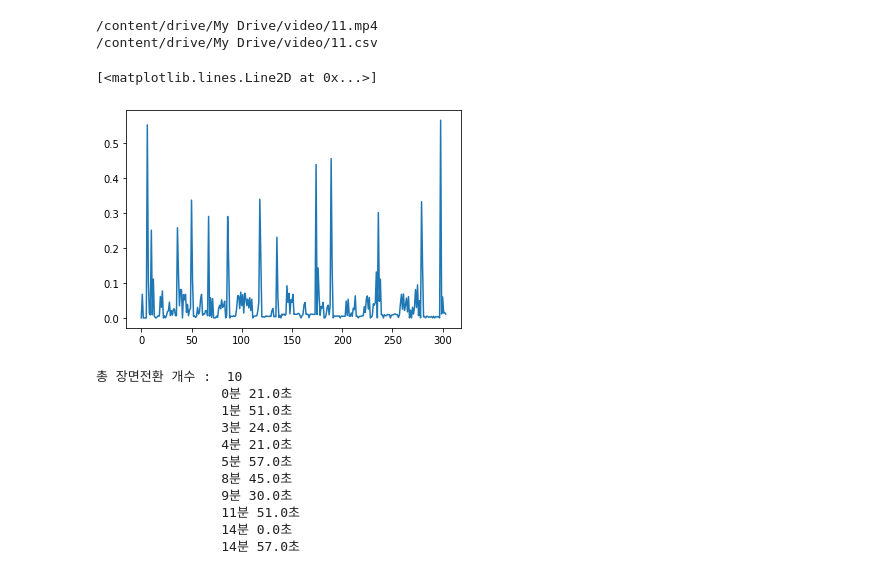
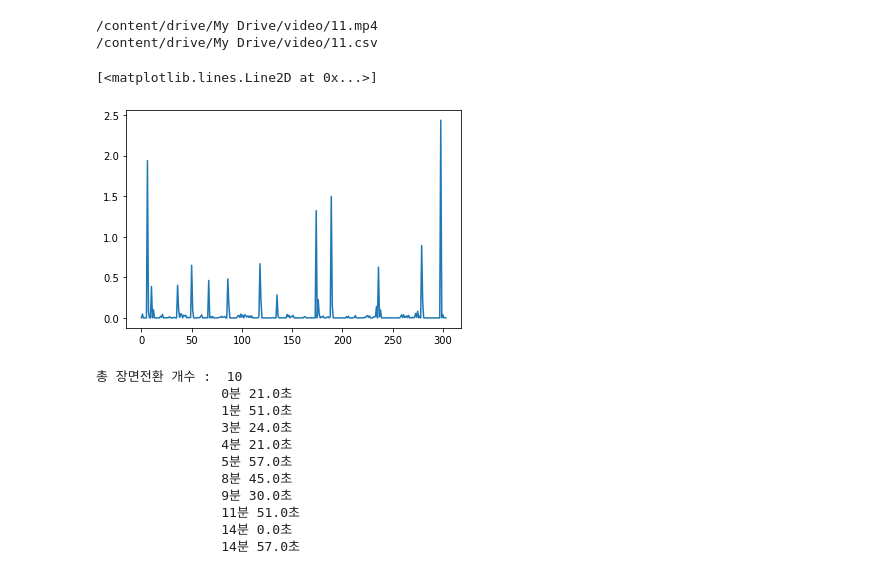
Before and after one commit to Choiyh1116/AI_capstone, a Jupyter notebook: code/VideoCheck.ipynb, the cells around one changed output. Cells and saved outputs as stored; diff of their text form; code cells hidden in the pictures.

```diff
--- a/code/VideoCheck.ipynb
+++ b/code/VideoCheck.ipynb
@@ -139,40 +142,36 @@ csv -> mean, var, standard Deviation
 """
 import pandas as pd
 import matplotlib.pyplot as plt
 import time
 import seaborn as sns
 %matplotlib inline
 
 #skiprows = 몇 번째 행까지 스킵할지
 #usecols =  어떤 열을 읽을지
 
 df = pd.read_csv(csvName, skiprows = 0, usecols = (0,1,2,3,4,5))
 
 
 row = len(df)
 df.shape[0]
 len(df.index)
 
 x = range(0, row)
 
 y_cor = df.loc[:,'CORREL']
 y_chi = df.loc[:,'CHISQR']
 y_int = df.loc[:,'INTERSECT']
 y_bha = df.loc[:,'BHATTACHARYYA']
 y_emd = df.loc[:,'EMD']
 
-
-
 #plt.plot(x,y_cor,'-',label = 'CORREL')
 #plt.plot(x,y_chi,'-', label = 'CHISQR')
 #plt.plot(x,y_int,'-', label = 'INTERSECT')
-plt.plot(x,y_bha,'-', label = 'BHATTACHARYYA')
-#plt.plot(x,y_emd,'-', label = 'EMD')
-
-#plt.ylim(0,1)
+#plt.plot(x,y_bha,'-', label = 'BHATTACHARYYA')
+plt.plot(x,y_emd,'-', label = 'EMD')
 # %% [output]
 [<matplotlib.lines.Line2D at 0x...>]
-[figure, old version]
+[figure, new version]
 # %%
 import pickle
 import joblib
```
Also changed, not shown: parts of 2 cells of this notebook.
